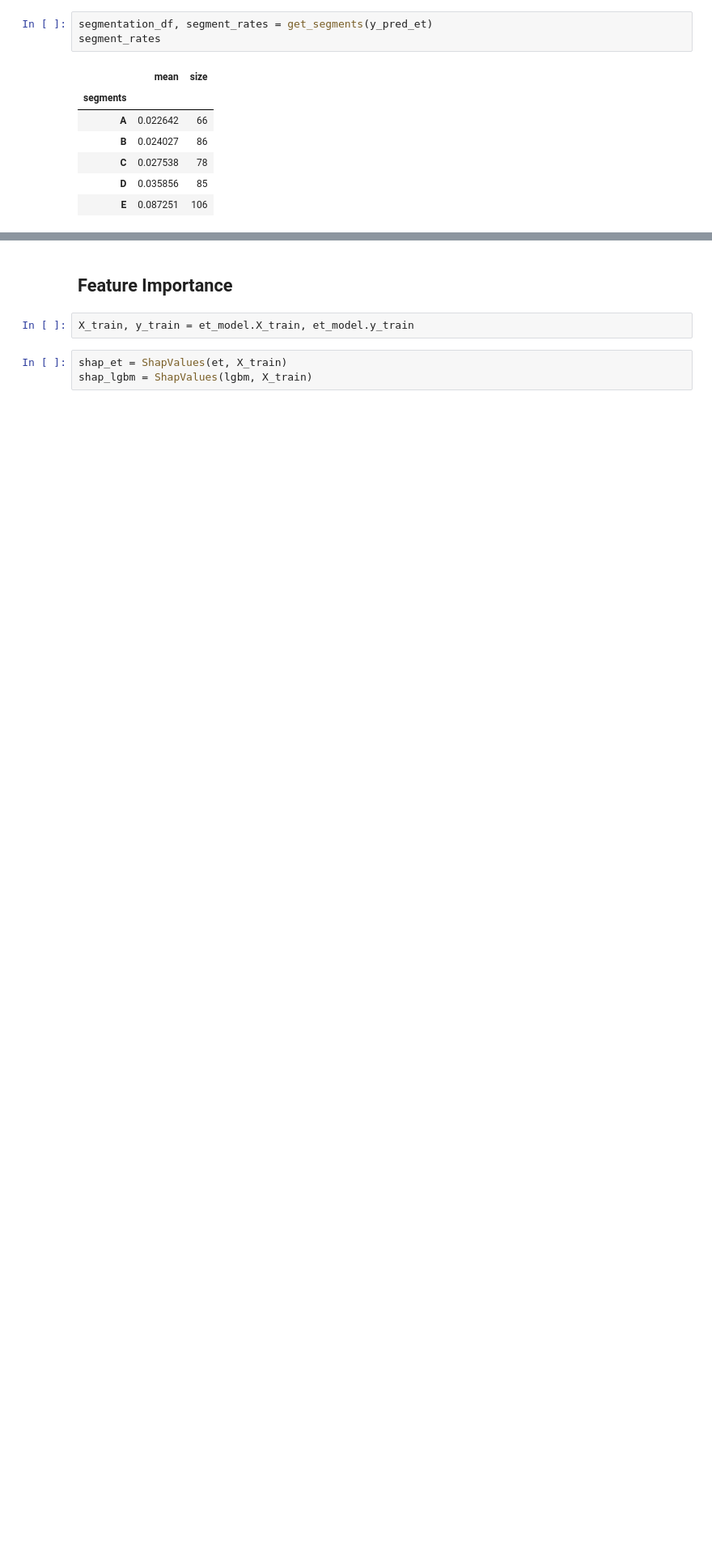
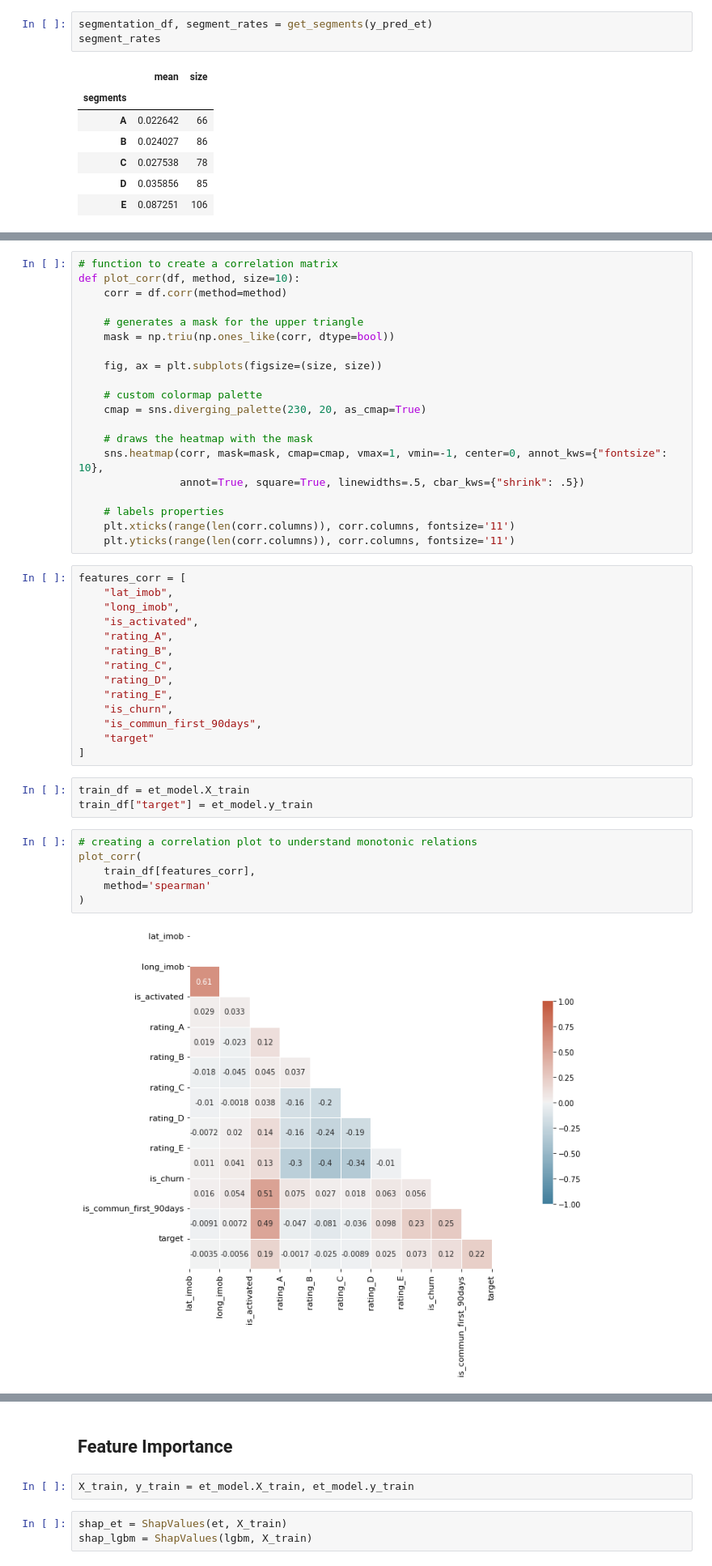
Before and after one commit to loft-br/cp-score-imobiliaria, a Jupyter notebook: notebooks/score-imob.ipynb, the cells around one changed output, grey strips where cells are left out. Shown: that part at 81% size. Saved outputs shown, nothing was run; the diff lists cells and outputs as text; blank space fills up the shorter version.

```diff
--- a/notebooks/score-imob.ipynb
+++ b/notebooks/score-imob.ipynb
@@ -171,0 +178,45 @@ TESTING ON (2022-06)
+# %%
+# function to create a correlation matrix
+def plot_corr(df, method, size=10):
+    corr = df.corr(method=method)
+
+    # generates a mask for the upper triangle
+    mask = np.triu(np.ones_like(corr, dtype=bool))
+
+    fig, ax = plt.subplots(figsize=(size, size))
+
+    # custom colormap palette
+    cmap = sns.diverging_palette(230, 20, as_cmap=True)
+
+    # draws the heatmap with the mask
+    sns.heatmap(corr, mask=mask, cmap=cmap, vmax=1, vmin=-1, center=0, annot_kws={"fontsize": 10},
+                annot=True, square=True, linewidths=.5, cbar_kws={"shrink": .5})
+
+    # labels properties
+    plt.xticks(range(len(corr.columns)), corr.columns, fontsize='11')
+    plt.yticks(range(len(corr.columns)), corr.columns, fontsize='11')
+# %%
+features_corr = [
+    "lat_imob",
+    "long_imob",
+    "is_activated",
+    "rating_A",
+    "rating_B",
+    "rating_C",
+    "rating_D",
+    "rating_E",
+    "is_churn",
+    "is_commun_first_90days",
+    "target"
+]
+# %%
+train_df = et_model.X_train
+train_df["target"] = et_model.y_train
+# %%
+# creating a correlation plot to understand monotonic relations
+plot_corr(
+    train_df[features_corr],
+    method='spearman'
+)
+# %% [output]
+[figure, added]
```
Also changed, not shown: parts of 9 cells of this notebook, 4 other files.
